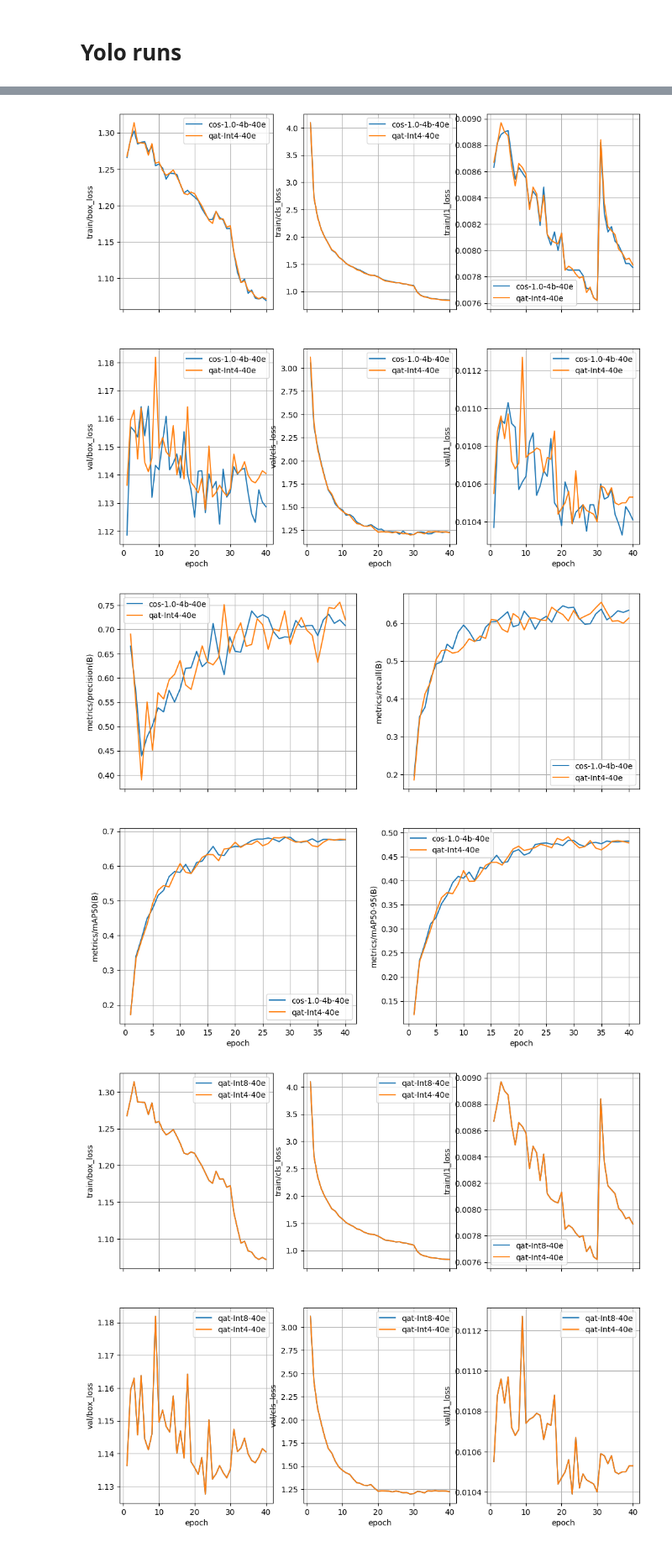
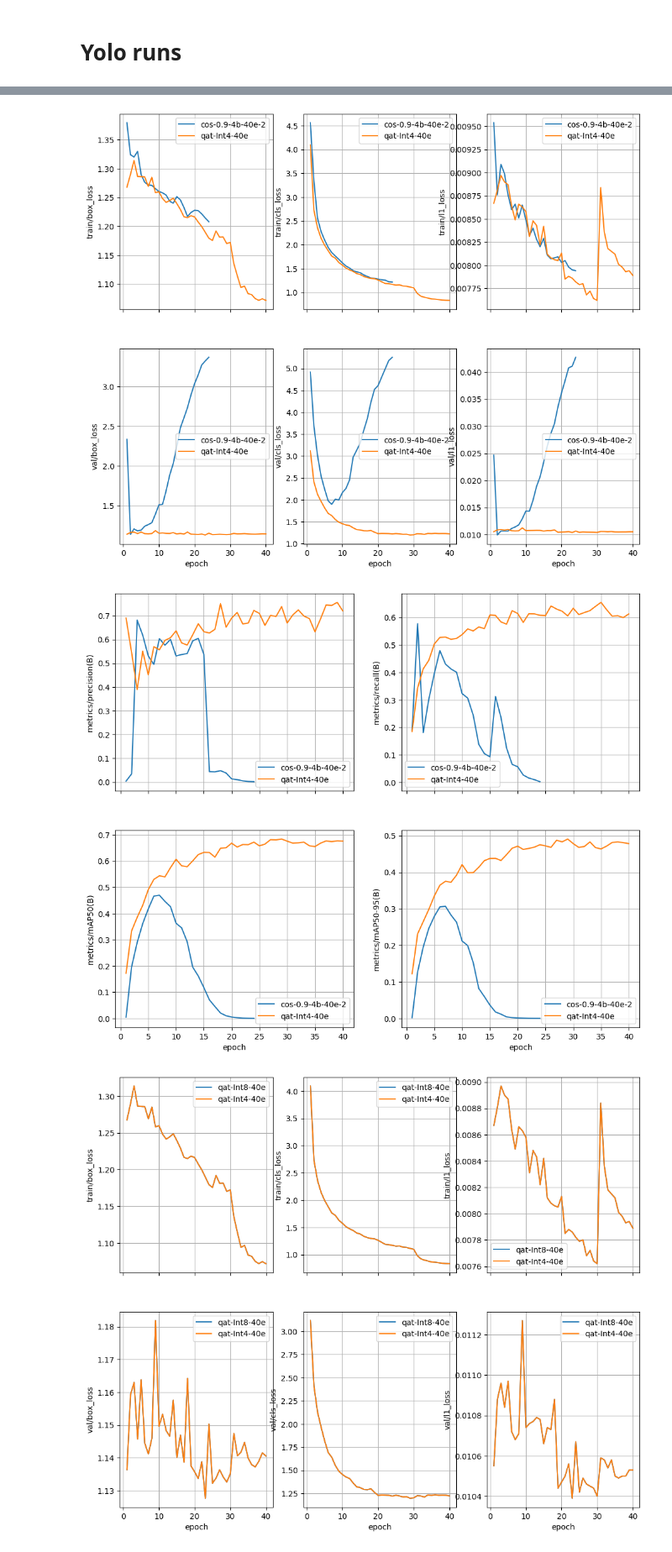
Before and after one commit to data-satanism/SoftStairs-QAT, a Jupyter notebook: experiments/yolo/analysis.ipynb, the cells around one changed output, grey strips where cells are left out. Shown at 84% size. Saved outputs shown, nothing was run; the diff lists cells and outputs as text; code cells hidden in the pictures.

```diff
--- a/experiments/yolo/analysis.ipynb
+++ b/experiments/yolo/analysis.ipynb
@@ -80,13 +80,13 @@ compare_runs(
 # %%
 compare_runs(
-     'cos-1.0-4b-40e',
+     'cos-0.9-4b-40e-2',
     # 'cos-0.01-4b-40e',
     'qat-Int4-40e',
 #     'linear-0.5-4b-10e'
     )
 # %% [output]
-[figure, old version]
+[figure, new version]
-[figure, old version]
+[figure, new version]
 # %%
 compare_runs(
      'qat-Int8-40e',
```
Also changed, not shown: parts of 4 cells of this notebook, 7 other files.
